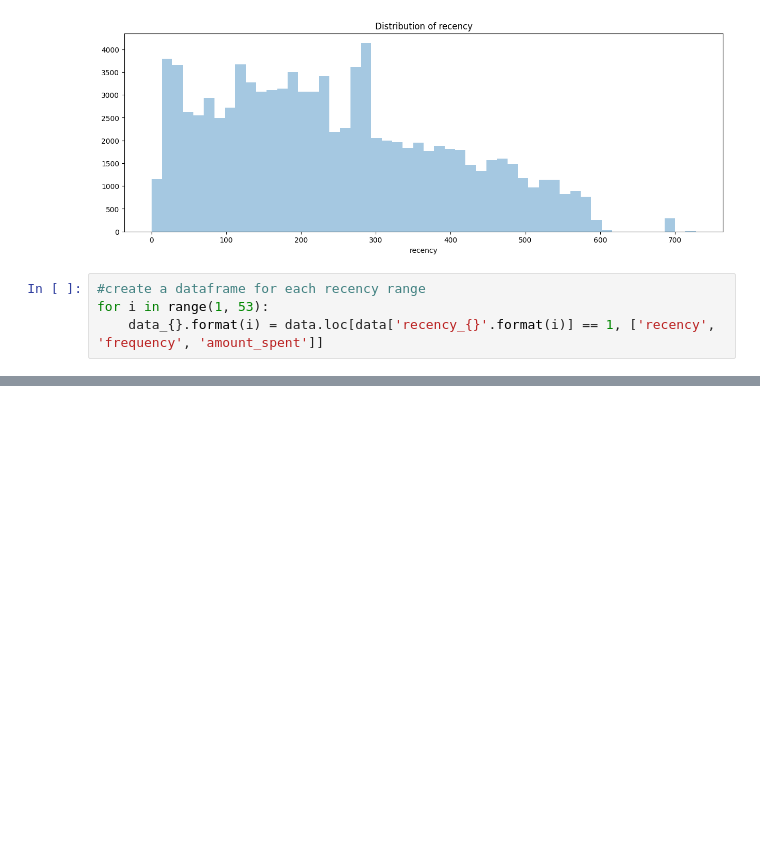
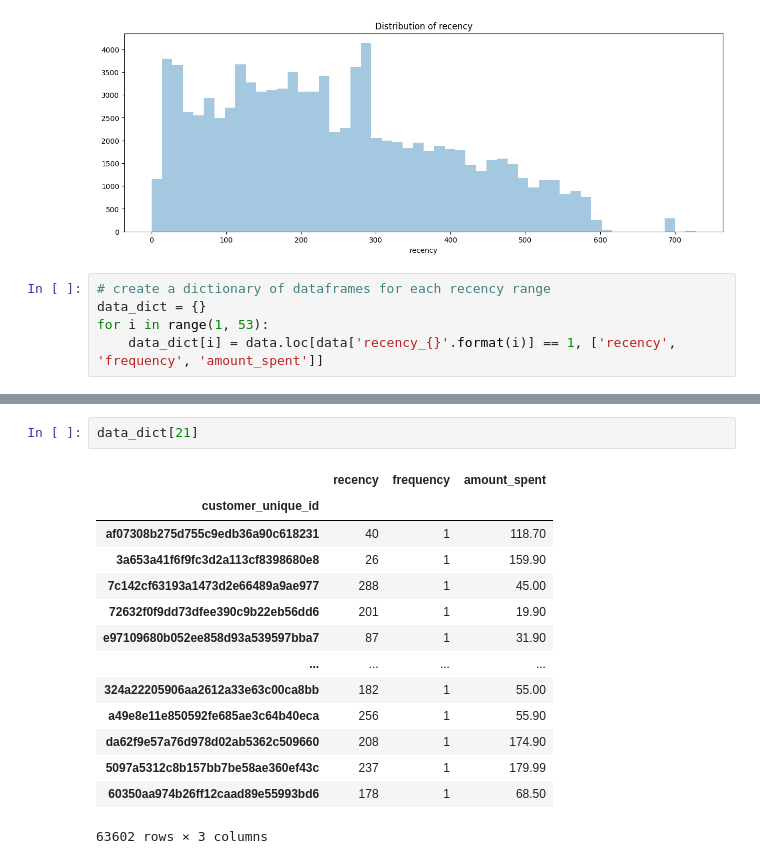
Before and after one commit to ThomasMeb/Projet_4, a Jupyter notebook: Mebarki_Thomas_notebook_simulation_032023.ipynb, the cells around one changed output, grey strips where cells are left out. Saved outputs shown, nothing was run; the diff lists cells and outputs as text; blank space fills up the shorter version.

```diff
--- a/Mebarki_Thomas_notebook_simulation_032023.ipynb
+++ b/Mebarki_Thomas_notebook_simulation_032023.ipynb
@@ -67,6 +67,7 @@ plt.show()
 # %% [output]
 [figure]
 # %%
-#create a dataframe for each recency range
+# create a dictionary of dataframes for each recency range
+data_dict = {}
 for i in range(1, 53):
-    data_{}.format(i) = data.loc[data['recency_{}'.format(i)] == 1, ['recency', 'frequency', 'amount_spent']]
+    data_dict[i] = data.loc[data['recency_{}'.format(i)] == 1, ['recency', 'frequency', 'amount_spent']]
@@ -77,0 +74,17 @@ SyntaxError: invalid syntax (2238707810.py, line 3)
+# %%
+data_dict[21]
+# %% [output]
+|  | recency | frequency | amount_spent |
+| customer_unique_id |  |  |  |
+| af07308b275d755c9edb36a90c618231 | 40 | 1 | 118.70 |
+| 3a653a41f6f9fc3d2a113cf8398680e8 | 26 | 1 | 159.90 |
+| 7c142cf63193a1473d2e66489a9ae977 | 288 | 1 | 45.00 |
+| 72632f0f9dd73dfee390c9b22eb56dd6 | 201 | 1 | 19.90 |
+| e97109680b052ee858d93a539597bba7 | 87 | 1 | 31.90 |
+| ... | ... | ... | ... |
+| 324a22205906aa2612a33e63c00ca8bb | 182 | 1 | 55.00 |
+| a49e8e11e850592fe685ae3c64b40eca | 256 | 1 | 55.90 |
+| da62f9e57a76d978d02ab5362c509660 | 208 | 1 | 174.90 |
+| 5097a5312c8b157bb7be58ae360ef43c | 237 | 1 | 179.99 |
+| 60350aa974b26ff12caad89e55993bd6 | 178 | 1 | 68.50 |
+63602 rows × 3 columns
```
Also changed, not shown: parts of 7 cells of this notebook.
